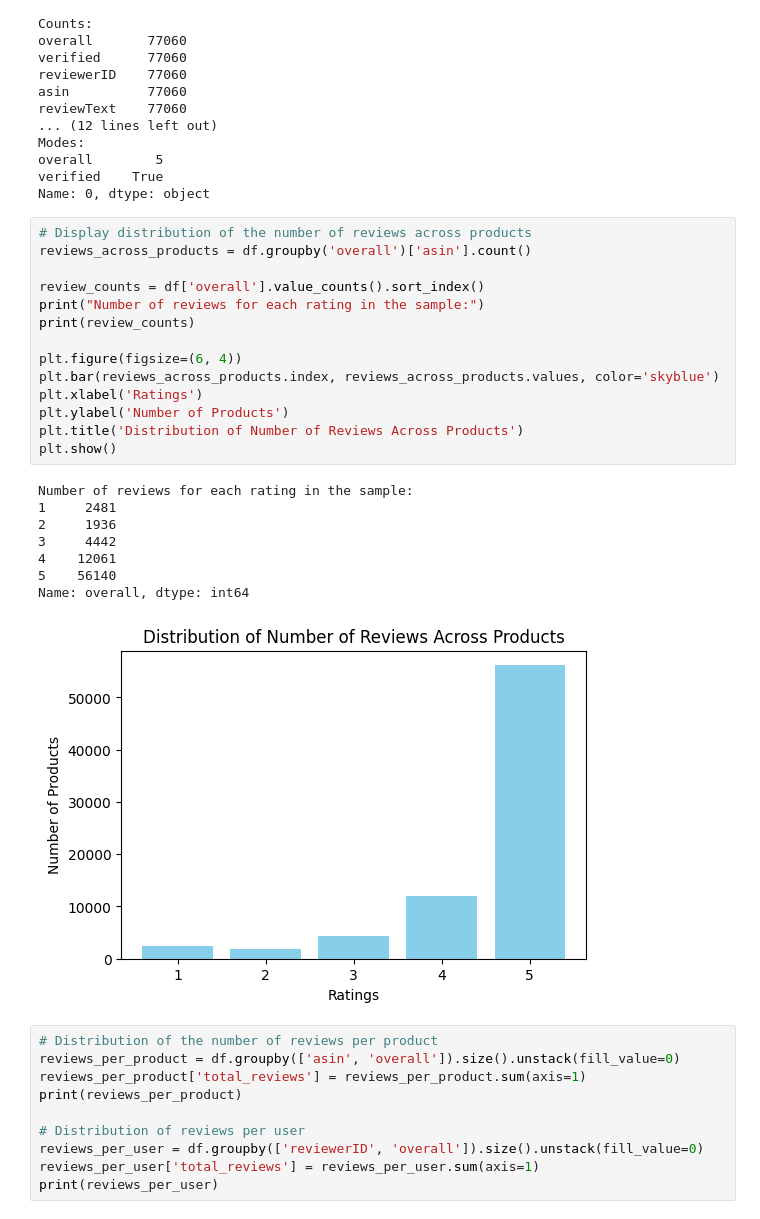
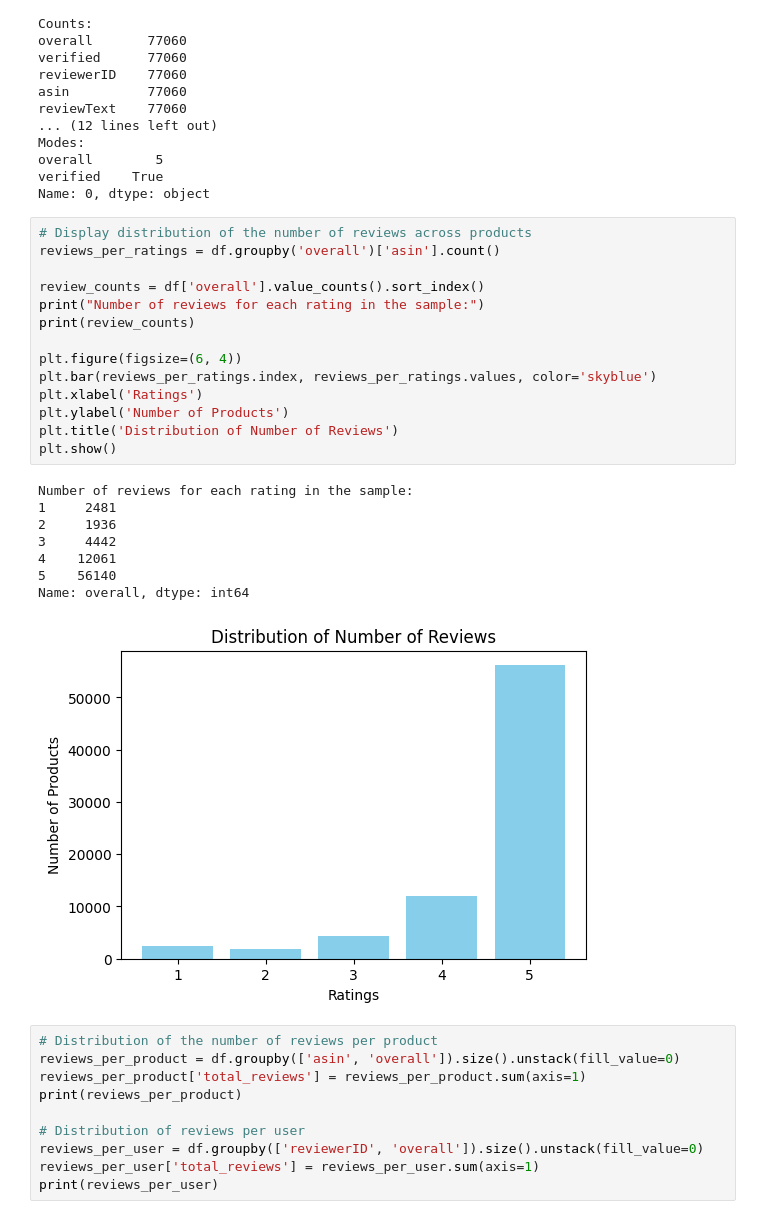
Before and after one commit to ThomasWongHY/bert_sentiment_analysis, a Jupyter notebook: BERT_SentimentAnalysis.ipynb, the cells around one changed output. Saved outputs shown, nothing was run; the diff lists cells and outputs as text.

```diff
--- a/BERT_SentimentAnalysis.ipynb
+++ b/BERT_SentimentAnalysis.ipynb
@@ -73,27 +72,27 @@ verified    True
 Name: 0, dtype: object
 # %%
 # Display distribution of the number of reviews across products
-reviews_across_products = df.groupby('overall')['asin'].count()
+reviews_per_ratings = df.groupby('overall')['asin'].count()
 
 review_counts = df['overall'].value_counts().sort_index()
 print("Number of reviews for each rating in the sample:")
 print(review_counts)
 
 plt.figure(figsize=(6, 4))
-plt.bar(reviews_across_products.index, reviews_across_products.values, color='skyblue')
+plt.bar(reviews_per_ratings.index, reviews_per_ratings.values, color='skyblue')
 plt.xlabel('Ratings')
 plt.ylabel('Number of Products')
-plt.title('Distribution of Number of Reviews Across Products')
+plt.title('Distribution of Number of Reviews')
 plt.show()
 # %% [output]
 Number of reviews for each rating in the sample:
 1     2481
 2     1936
 3     4442
 4    12061
 5    56140
 Name: overall, dtype: int64
-[figure, old version]
+[figure, new version]
 # %%
 # Distribution of the number of reviews per product
 reviews_per_product = df.groupby(['asin', 'overall']).size().unstack(fill_value=0)
```
Also changed, not shown: parts of 11 cells of this notebook, 1 other file.
